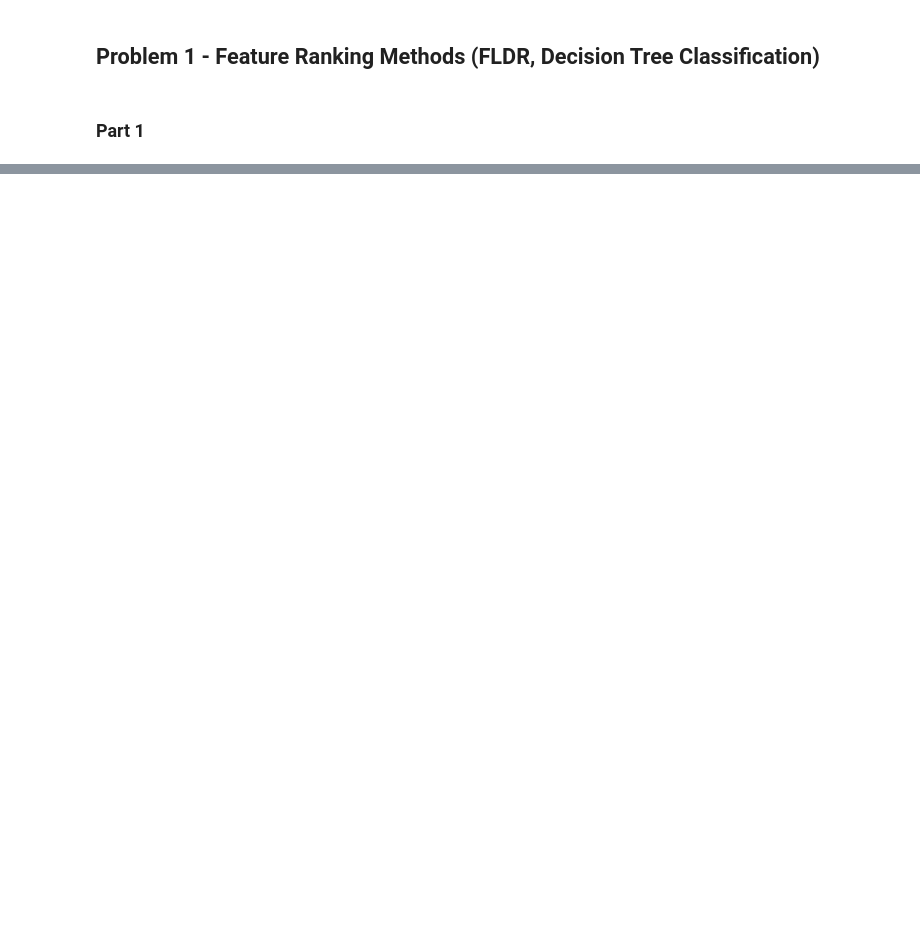
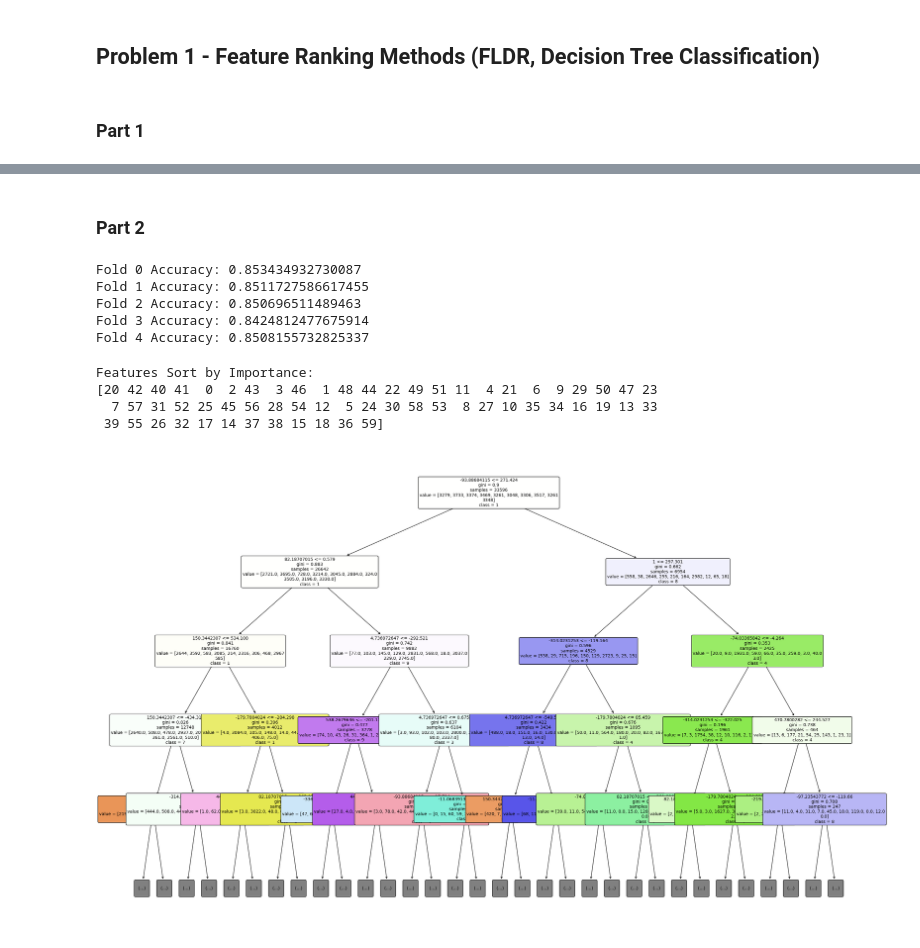
Before and after one commit to zhatz111/Data-Science-Masters, a Jupyter notebook: Algorithms for Data Science/Programming Assignment 2/PA2.ipynb, the cells around one changed output, grey strips where cells are left out. Cells and saved outputs as stored; diff of their text form; code cells hidden in the pictures; blank space fills up the shorter version.

Commit message:
on part 2 of PA2 assignment

```diff
--- a/Algorithms for Data Science/Programming Assignment 2/PA2.ipynb
+++ b/Algorithms for Data Science/Programming Assignment 2/PA2.ipynb
@@ -13,7 +23,7 @@ import matplotlib.pyplot as plt
 ### Part 1
 # %%
 # Load the data
-mnist = pd.read_csv("mnist.csv")
+mnist = pd.read_csv("trainFeatures42k.csv")
 X = mnist.values[:,1:]
 y = mnist.values[:,0]
 # %%
@@ -60,0 +72,56 @@ Top 20 Features Selected:
+# %% [markdown]
+### Part 2
+# %%
+# Part 2A
+from sklearn.model_selection import cross_val_score
+clf = DecisionTreeClassifier(random_state=0)
+model = clf.fit(X, y)
+# cross_val_score(clf, X, y, cv=5)
+# %%
+# Part 2B
+def k_fold_cross_validation(X: np.ndarray, y: np.ndarray, k=5):
+    fold_size = len(X) // k
+    folds_x = {}
+    folds_y = {}
+
+    for i in range(k):
+        start = i * fold_size
+        end = start + fold_size
+        folds_x[i] = X[start:end,:]
+        folds_y[i] = y[start:end]
+
+    for i in range(k):
+        X_test = folds_x[i]
+        y_test = folds_y[i]
+        X_train = []
+        y_train = []
+
+        for j in range(k):
+            if j != i:
+                X_train.extend(folds_x[j].tolist())
+                y_train.extend(folds_y[j].tolist())
+
+        yield np.array(X_train), X_test, np.array(y_train), y_test
+
+fold = 0
+for X_train, X_test, y_train, y_test in k_fold_cross_validation(X, y, k=5):
+    clf.fit(X_train, y_train)
+    y_preds = clf.predict(X_test)
+    print(f"Fold {fold} Accuracy: {accuracy_score(y_test, y_preds)}")
+    fold += 1
+# %% [output]
+Fold 0 Accuracy: 0.853434932730087
+Fold 1 Accuracy: 0.8511727586617455
+Fold 2 Accuracy: 0.850696511489463
+Fold 3 Accuracy: 0.8424812477675914
+Fold 4 Accuracy: 0.8508155732825337
+# %%
+# Part 2C
+decision_tree_features = np.argsort(model.feature_importances_)[::-1]
+print("Features Sort by Importance:")
+print(decision_tree_features)
+# %% [output]
+Features Sort by Importance:
+[20 42 40 41  0  2 43  3 46  1 48 44 22 49 51 11  4 21  6  9 29 50 47 23
+  7 57 31 52 25 45 56 28 54 12  5 24 30 58 53  8 27 10 35 34 16 19 13 33
+ 39 55 26 32 17 14 37 38 15 18 36 59]
@@ -60,0 +131,16 @@ Top 20 Features Selected:
+# %%
+# Part 2E
+target_labels = [str(i) for i in mnist.iloc[:,0].unique()]
+plt.figure(figsize=(30,20))
+tree.plot_tree(
+    clf,
+    max_depth=4,
+    filled=True,
+    feature_names=mnist.columns,
+    class_names=target_labels,
+    rounded=True,
+    fontsize=10
+)
+plt.show()
+# %% [output]
+[figure, added]
```
Also changed, not shown: parts of 19 cells of this notebook, 4 other files.
